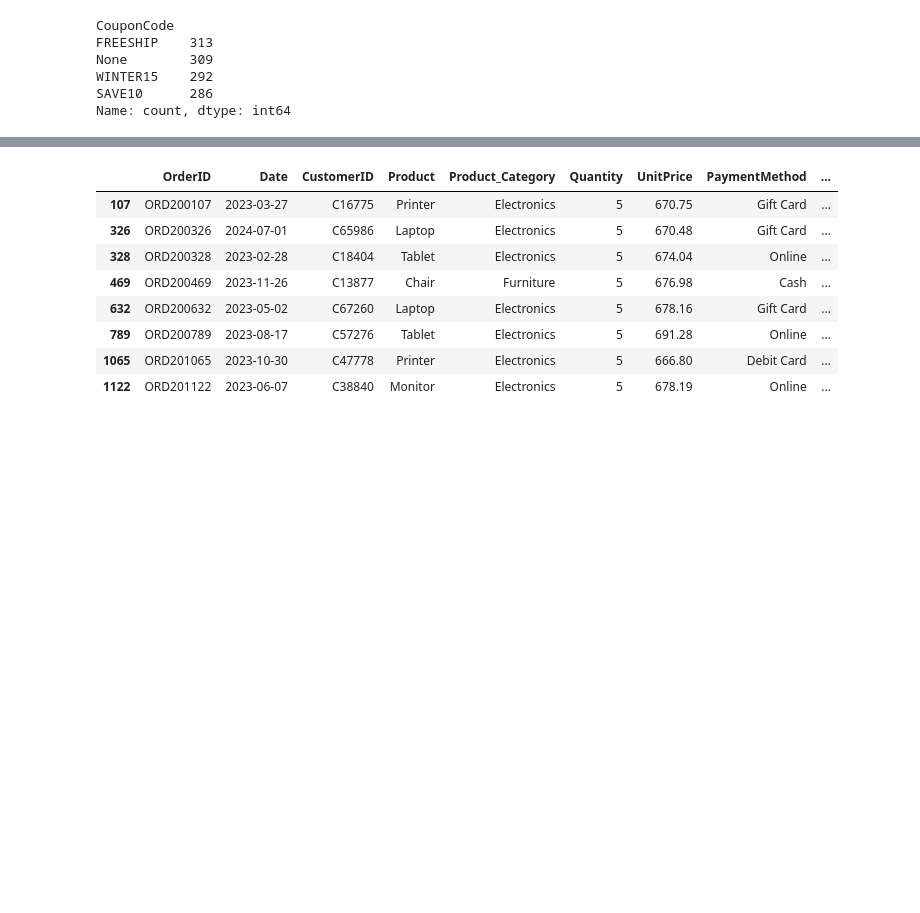
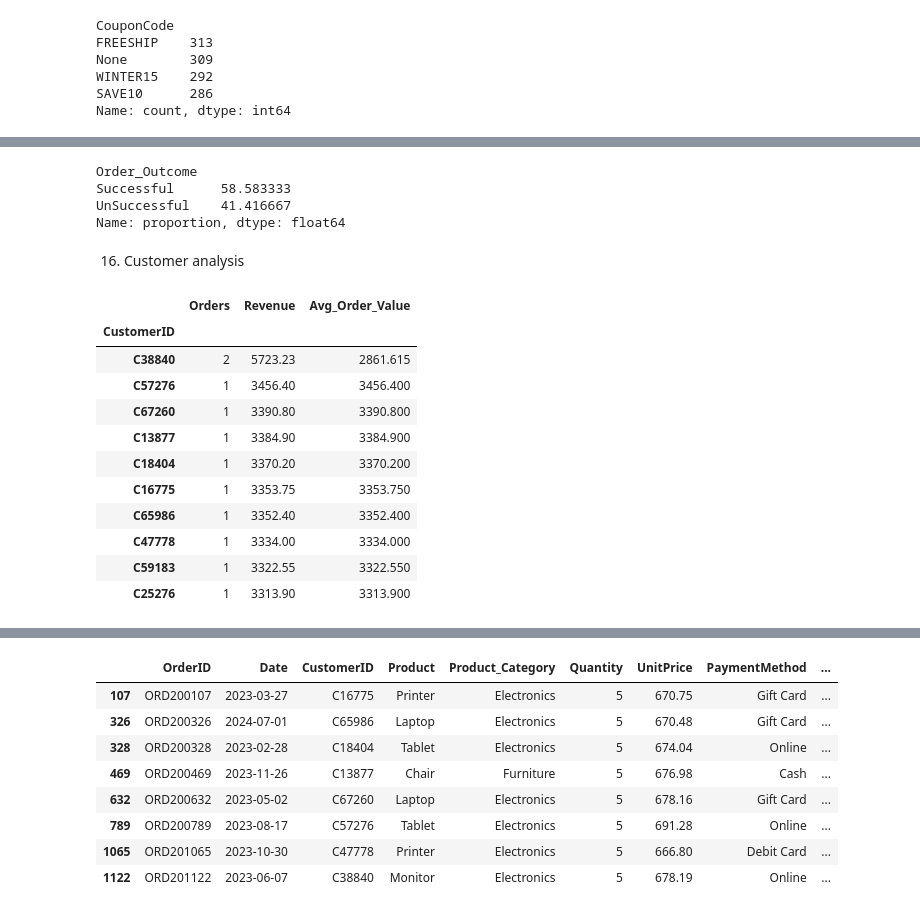
Before and after one commit to aditishaktawat/DecodeLabs-Task-2-Aditi_Shaktawat, a Jupyter notebook: E_Commerce_EDA.ipynb, the cells around one changed output, grey strips where cells are left out. Drawn from its saved outputs; the diff is of its cells as text; code cells hidden in the pictures; blank space fills up the shorter version.

Commit message:
Enhanced EDA analysis and added insights, customer analysis and business recommendations

```diff
--- a/E_Commerce_EDA.ipynb
+++ b/E_Commerce_EDA.ipynb
@@ -437,0 +530,11 @@ Name: TotalPrice, dtype: float64
+# %%
+# Buisness Grouping
+df['Order_Outcome'] = np.where(df['OrderStatus'].isin(['Cancelled','Returned']),
+                               "UnSuccessful", 'Successful')
+percent = (df['Order_Outcome'].value_counts(normalize=True))*100
+percent
+# %% [output]
+Order_Outcome
+Successful      58.583333
+UnSuccessful    41.416667
+Name: proportion, dtype: float64
@@ -437,0 +543,26 @@ Name: TotalPrice, dtype: float64
+# %% [markdown]
+16. Customer analysis
+# %%
+customer_analysis = (
+df.groupby("CustomerID")
+.agg(
+Orders=("OrderID","count"),
+Revenue=("TotalPrice","sum"),
+ Avg_Order_Value=("TotalPrice","mean")
+)
+.sort_values("Revenue",ascending=False)
+)
+customer_analysis.head(10)
+# %% [output]
+|  | Orders | Revenue | Avg_Order_Value |
+| CustomerID |  |  |  |
+| C38840 | 2 | 5723.23 | 2861.615 |
+| C57276 | 1 | 3456.40 | 3456.400 |
+| C67260 | 1 | 3390.80 | 3390.800 |
+| C13877 | 1 | 3384.90 | 3384.900 |
+| C18404 | 1 | 3370.20 | 3370.200 |
+| C16775 | 1 | 3353.75 | 3353.750 |
+| C65986 | 1 | 3352.40 | 3352.400 |
+| C47778 | 1 | 3334.00 | 3334.000 |
+| C59183 | 1 | 3322.55 | 3322.550 |
+| C25276 | 1 | 3313.90 | 3313.900 |
```
Also changed, not shown: parts of 29 cells of this notebook, 1 other file.
